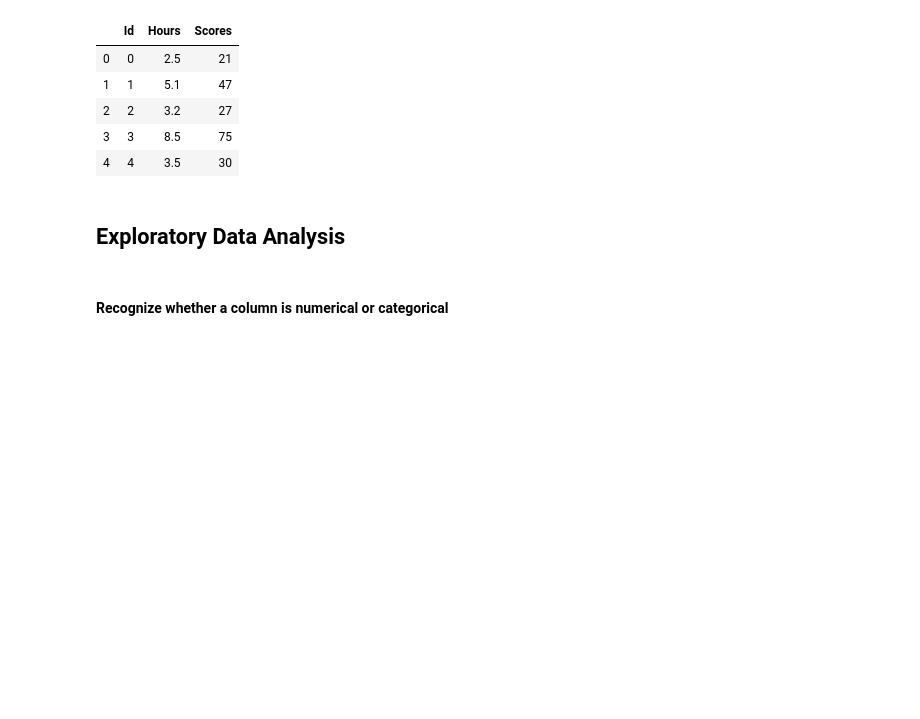
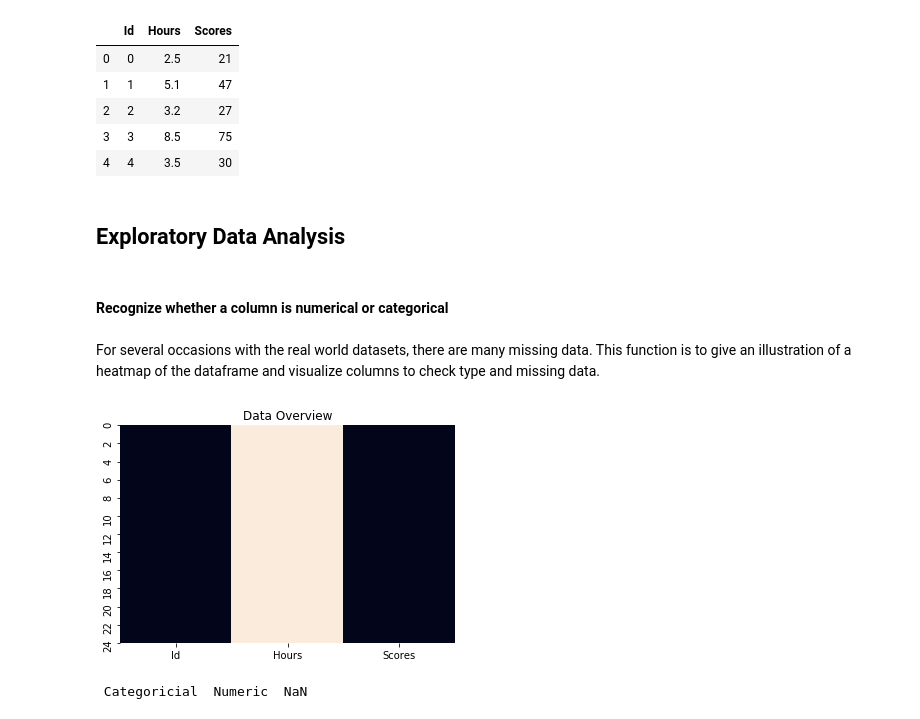
Before and after one commit to gympohnpimol/The-Sparks-Foundation, a Jupyter notebook: Task2/Prediction using Supervised ML.ipynb, the cells around one changed output. Cells and saved outputs as stored; diff of their text form; code cells hidden in the pictures; blank space fills up the shorter version.

```diff
--- a/Task2/Prediction using Supervised ML.ipynb
+++ b/Task2/Prediction using Supervised ML.ipynb
@@ -41,7 +41,26 @@ df.head()
 #### Recognize whether a column is numerical or categorical
 # %%
 def utils_recognize_type(df, col, max_cat=20):
-    if (df[col].dtype == '0' | df[col].nuique() < max_cat):
+    if (df[col].dtypes == int) |(df[col].nunique() < max_cat):
         return 'cat'
     else:
         return 'num'
+# %% [markdown]
+For several occasions with the real world datasets, there are many missing data. This function is to give an illustration of a heatmap of the dataframe and visualize columns to check type and missing data.
+# %%
+dic_cols = {col:utils_recognize_type(df, col, max_cat=20) for col in df.columns}
+
+heatmap = df.isnull()
+for k, v in dic_cols.items():
+    if v == 'num':
+        heatmap[k] = heatmap[k].apply(lambda x: 0.5 if x is False else 1)
+    else:
+        heatmap[k] = heatmap[k].apply(lambda x: 0 if x is False else 1)
+
+sns.heatmap(heatmap, cbar=False).set_title('Data Overview')
+plt.show()
+
+print("\033[1;37;40m Categoricial", "\033[1;30;41m Numeric", "\033[1;30;47m NaN")
+# %% [output]
+[figure, added]
+ Categoricial  Numeric  NaN
```
Also changed, not shown: parts of 8 cells of this notebook.
